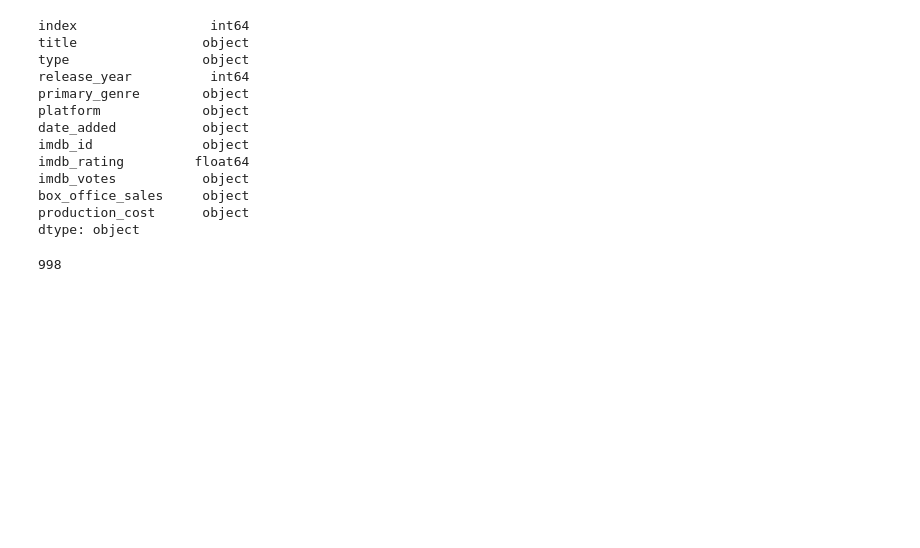
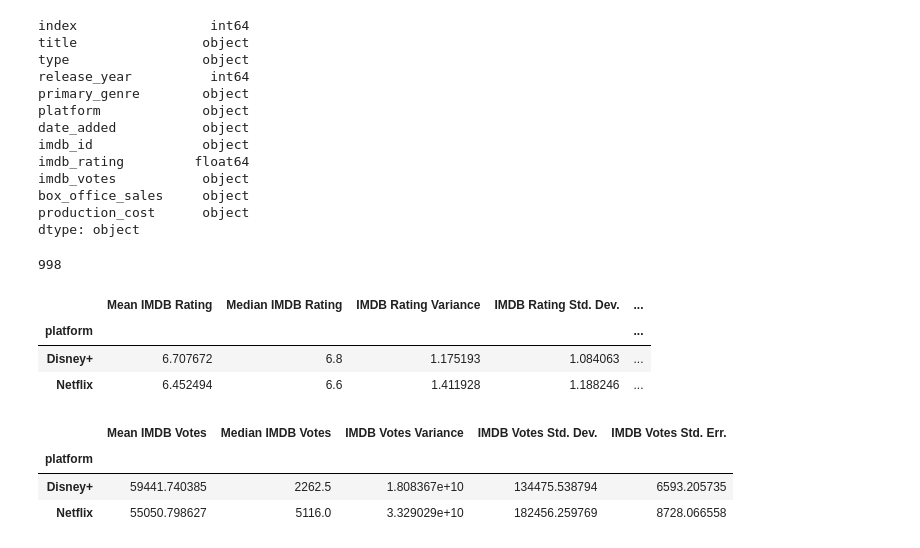
Before and after one commit to gfoley15/netflixandchill, a Jupyter notebook: notebook/netflixandchill.ipynb, the cells around one changed output. Saved outputs shown, nothing was run; the diff lists cells and outputs as text; code cells hidden in the pictures; blank space fills up the shorter version.

Commit message:
summary added

```diff
--- a/notebook/netflixandchill.ipynb
+++ b/notebook/netflixandchill.ipynb
@@ -341,3 +341,24 @@ len(blank_production_cost)
 # plt.tight_layout()  # Adjust layout to prevent clipping of labels
 # plt.savefig(os.path.join('../output', 'Average_Production_Cost_per_Platform.png'))
 # plt.show()
+# %%
+# Generate a summary statistics table of mean, median, variance, standard deviation, and SEM
+
+mean= new_combined_df['imdb_rating'].groupby(new_combined_df['platform']).mean()
+median= new_combined_df['imdb_rating'].groupby(new_combined_df['platform']).median()
+var= new_combined_df['imdb_rating'].groupby(new_combined_df['platform']).var()
+std= new_combined_df['imdb_rating'].groupby(new_combined_df['platform']).std()
+sem= new_combined_df['imdb_rating'].groupby(new_combined_df['platform']).sem()
+
+imdb_rating_summary_df=pd.DataFrame({'Mean IMDB Rating': mean,
+                         'Median IMDB Rating': median,
+                         'IMDB Rating Variance':var,
+                         'IMDB Rating Std. Dev.':std,
+                         'IMDB Rating Std. Err.':sem})
+
+imdb_rating_summary_df
+# %% [output]
+|  | Mean IMDB Rating | Median IMDB Rating | IMDB Rating Variance | IMDB Rating Std. Dev. | ... |
+| platform |  |  |  |  | ... |
+| Disney+ | 6.707672 | 6.8 | 1.175193 | 1.084063 | ... |
+| Netflix | 6.452494 | 6.6 | 1.411928 | 1.188246 | ... |
@@ -343,0 +371,21 @@ len(blank_production_cost)
+# %%
+# Generate a summary statistics table of mean, median, variance, standard deviation, and SEM
+
+mean= new_combined_df['imdb_votes'].groupby(new_combined_df['platform']).mean()
+median= new_combined_df['imdb_votes'].groupby(new_combined_df['platform']).median()
+var= new_combined_df['imdb_votes'].groupby(new_combined_df['platform']).var()
+std= new_combined_df['imdb_votes'].groupby(new_combined_df['platform']).std()
+sem= new_combined_df['imdb_votes'].groupby(new_combined_df['platform']).sem()
+
+imdb_votes_summary_df=pd.DataFrame({'Mean IMDB Votes': mean,
+                         'Median IMDB Votes': median,
+                         'IMDB Votes Variance':var,
+                         'IMDB Votes Std. Dev.':std,
+                         'IMDB Votes Std. Err.':sem})
+
+imdb_votes_summary_df
+# %% [output]
+|  | Mean IMDB Votes | Median IMDB Votes | IMDB Votes Variance | IMDB Votes Std. Dev. | IMDB Votes Std. Err. |
+| platform |  |  |  |  |  |
+| Disney+ | 59441.740385 | 2262.5 | 1.808367e+10 | 134475.538794 | 6593.205735 |
+| Netflix | 55050.798627 | 5116.0 | 3.329029e+10 | 182456.259769 | 8728.066558 |
```
Also changed, not shown: parts of 2 cells of this notebook.
